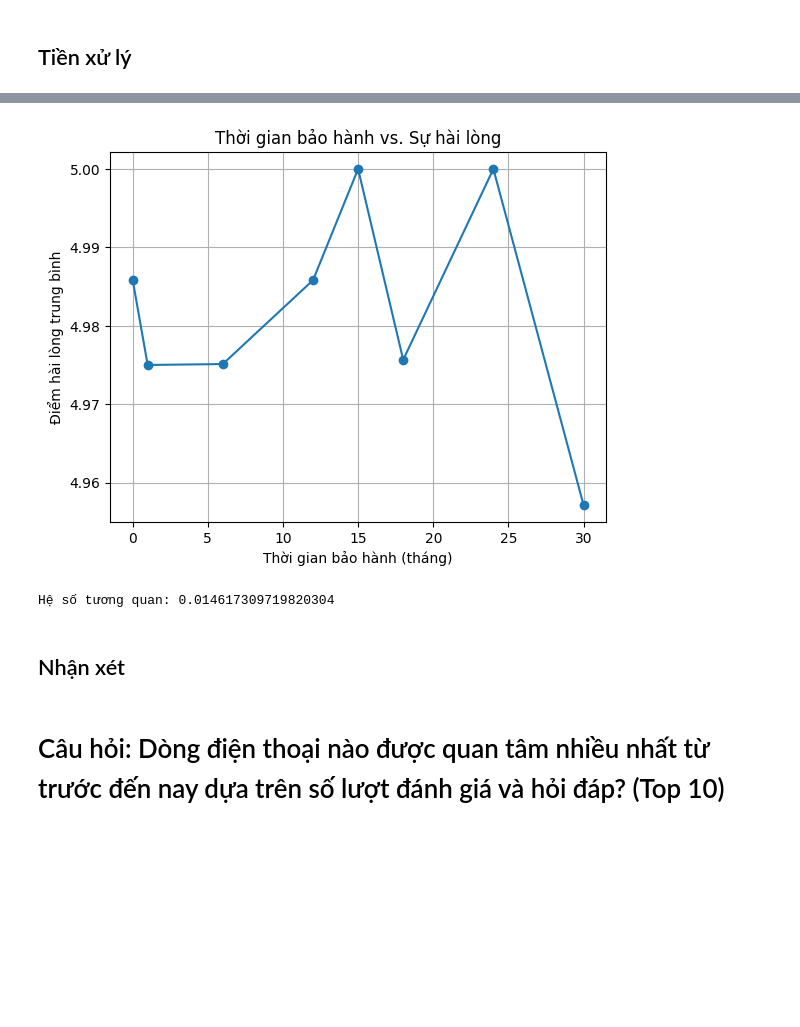
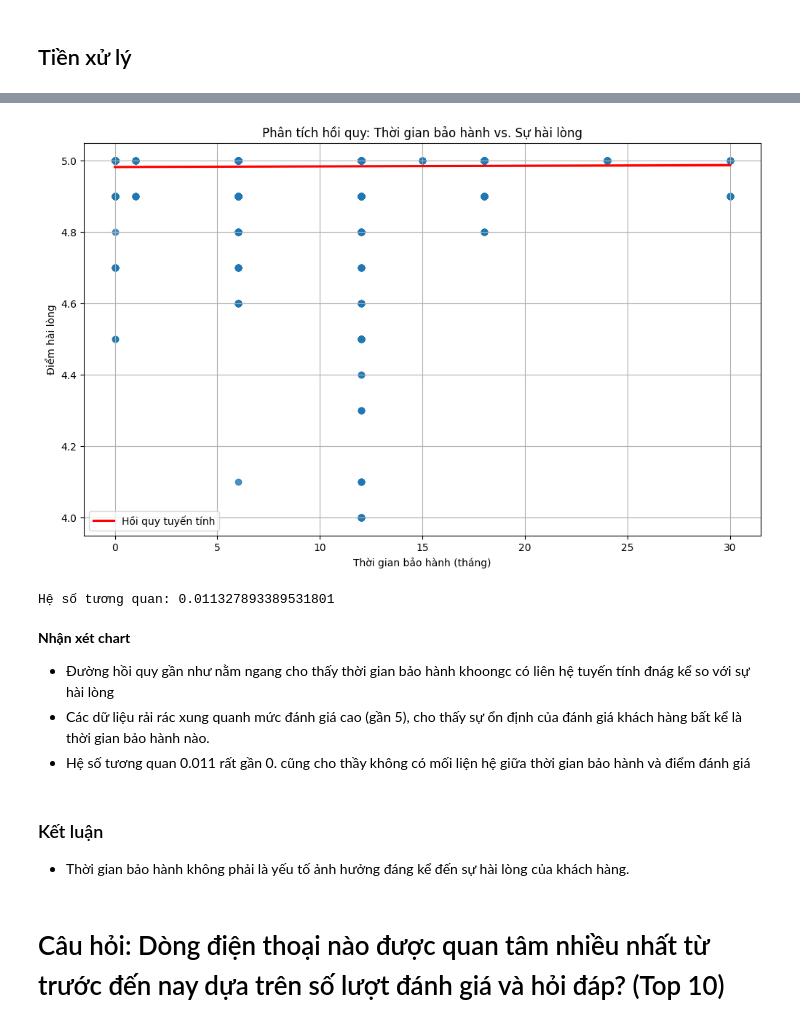
Before and after one commit to Yogurt01/G2_IntroToDataScience_CQ2022-21_Lab, a Jupyter notebook: notebooks/3.0-data-analyzing.ipynb, the cells around one changed output, grey strips where cells are left out. Saved outputs shown, nothing was run; the diff lists cells and outputs as text; code cells hidden in the pictures; blank space fills up the shorter version.

```diff
--- a/notebooks/3.0-data-analyzing.ipynb
+++ b/notebooks/3.0-data-analyzing.ipynb
@@ -166,18 +230,27 @@ Name: danh_gia, dtype: float64
 # %%
-plt.plot(mean_satisfaction.index, mean_satisfaction.values, marker='o')
-plt.title('Thời gian bảo hành vs. Sự hài lòng')
+# Vẽ biểu đồ hồi quy
+plt.figure(figsize=(12, 7))
+sns.regplot(x='thoi_gian_bao_hanh', y='danh_gia', data=df, line_kws={'color': 'red', 'label': 'Hồi quy tuyến tính'})
+plt.title('Phân tích hồi quy: Thời gian bảo hành vs. Sự hài lòng')
 plt.xlabel('Thời gian bảo hành (tháng)')
-plt.ylabel('Điểm hài lòng trung bình')
-plt.grid(True)
+plt.ylabel('Điểm hài lòng')
+plt.legend()
+plt.grid()
 plt.show()
 
 correlation = data['thoi_gian_bao_hanh'].corr(data['danh_gia'])
 print(f'Hệ số tương quan: {correlation}')
 # %% [output]
-[figure, old version]
+[figure, new version]
-Hệ số tương quan: 0.014617309719820304
+Hệ số tương quan: 0.011327893389531801
-# %% [markdown]
-## Nhận xét
+# %% [markdown]
+**Nhận xét chart**
+- Đường hồi quy gần như nằm ngang cho thấy thời gian bảo hành khoongc có liên hệ tuyến tính đnág kể so với sự hài lòng
+- Các dữ liệu rải rác xung quanh mức đánh giá cao (gần 5), cho thấy sự ổn định của đánh giá khách hàng bất kể là thời gian bảo hành nào.
+- Hệ số tương quan 0.011 rất gần 0. cũng cho thầy không có mối liện hệ giữa thời gian bảo hành và điểm đánh giá
+# %% [markdown]
+### Kết luận
+- Thời gian bảo hành không phải là yếu tố ảnh hưởng đáng kể đến sự hài lòng của khách hàng.
 # %% [markdown]
 # Câu hỏi: Dòng điện thoại nào được quan tâm nhiều nhất từ trước đến nay dựa trên số lượt đánh giá và hỏi đáp? (Top 10)
 # %% [markdown]
```
Also changed, not shown: parts of 74 cells of this notebook.
